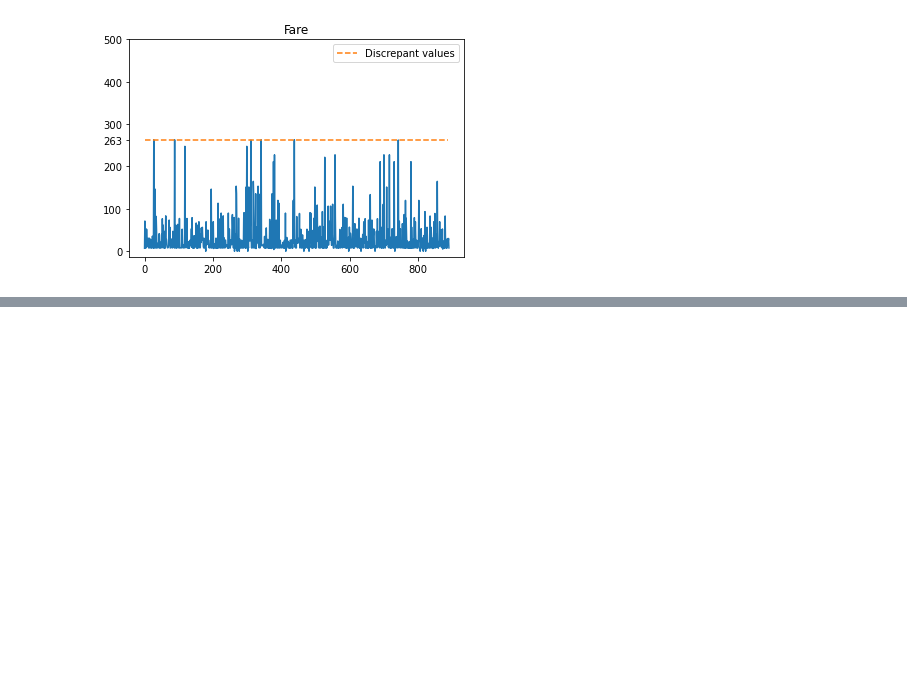
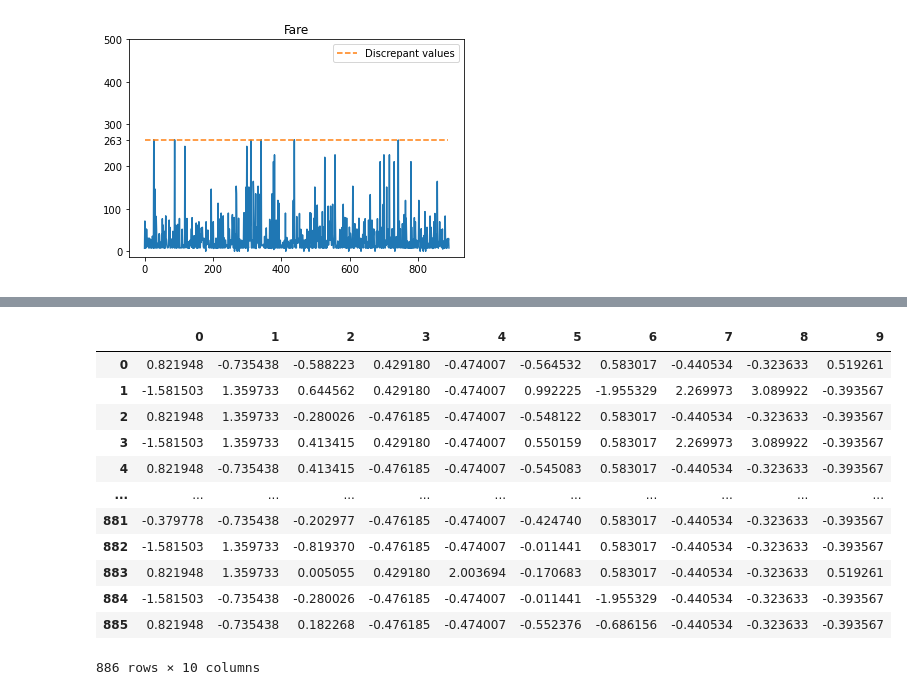
Before and after one commit to joaolevi/DataAnalisys-ML, a Jupyter notebook: titanic_dataset.ipynb, the cells around one changed output, grey strips where cells are left out. Saved outputs shown, nothing was run; the diff lists cells and outputs as text; code cells hidden in the pictures; blank space fills up the shorter version.

```diff
--- a/titanic_dataset.ipynb
+++ b/titanic_dataset.ipynb
@@ -283,0 +312,23 @@ Name: Survived, dtype: float64
+# %%
+from sklearn.preprocessing import StandardScaler
+
+scaler = StandardScaler()
+target = dt_train["Survived"]
+dt_train.drop("PassengerId", axis=1, inplace=True)
+dt_train.drop("Survived", axis=1, inplace=True)
+dt_train_scaled = scaler.fit_transform(dt_train)
+pd.DataFrame(dt_train_scaled)
+# %% [output]
+|  | 0 | 1 | 2 | 3 | 4 | 5 | 6 | 7 | 8 | 9 |
+| 0 | 0.821948 | -0.735438 | -0.588223 | 0.429180 | -0.474007 | -0.564532 | 0.583017 | -0.440534 | -0.323633 | 0.519261 |
+| 1 | -1.581503 | 1.359733 | 0.644562 | 0.429180 | -0.474007 | 0.992225 | -1.955329 | 2.269973 | 3.089922 | -0.393567 |
+| 2 | 0.821948 | 1.359733 | -0.280026 | -0.476185 | -0.474007 | -0.548122 | 0.583017 | -0.440534 | -0.323633 | -0.393567 |
+| 3 | -1.581503 | 1.359733 | 0.413415 | 0.429180 | -0.474007 | 0.550159 | 0.583017 | 2.269973 | 3.089922 | -0.393567 |
+| 4 | 0.821948 | -0.735438 | 0.413415 | -0.476185 | -0.474007 | -0.545083 | 0.583017 | -0.440534 | -0.323633 | -0.393567 |
+| ... | ... | ... | ... | ... | ... | ... | ... | ... | ... | ... |
+| 881 | -0.379778 | -0.735438 | -0.202977 | -0.476185 | -0.474007 | -0.424740 | 0.583017 | -0.440534 | -0.323633 | -0.393567 |
+| 882 | -1.581503 | 1.359733 | -0.819370 | -0.476185 | -0.474007 | -0.011441 | 0.583017 | -0.440534 | -0.323633 | -0.393567 |
+| 883 | 0.821948 | 1.359733 | 0.005055 | 0.429180 | 2.003694 | -0.170683 | 0.583017 | -0.440534 | -0.323633 | 0.519261 |
+| 884 | -1.581503 | -0.735438 | -0.280026 | -0.476185 | -0.474007 | -0.011441 | -1.955329 | -0.440534 | -0.323633 | -0.393567 |
+| 885 | 0.821948 | -0.735438 | 0.182268 | -0.476185 | -0.474007 | -0.552376 | -0.686156 | -0.440534 | -0.323633 | -0.393567 |
+886 rows × 10 columns
```
Also changed, not shown: parts of 20 cells of this notebook.
